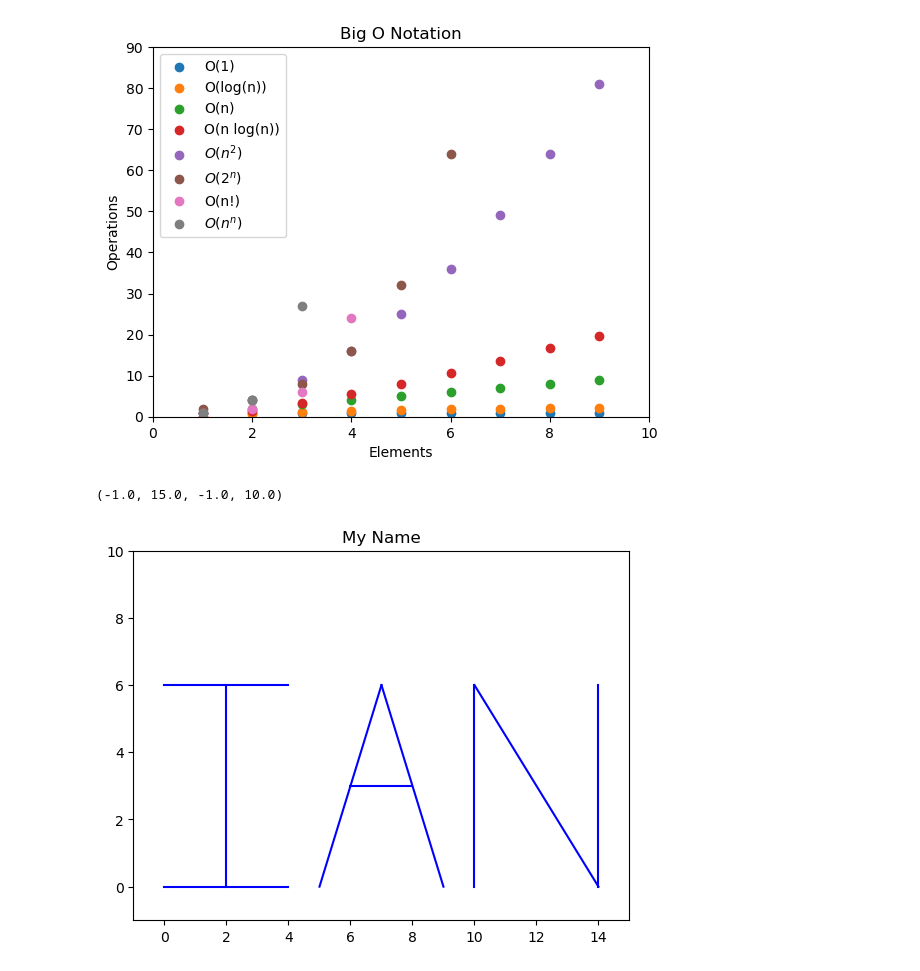
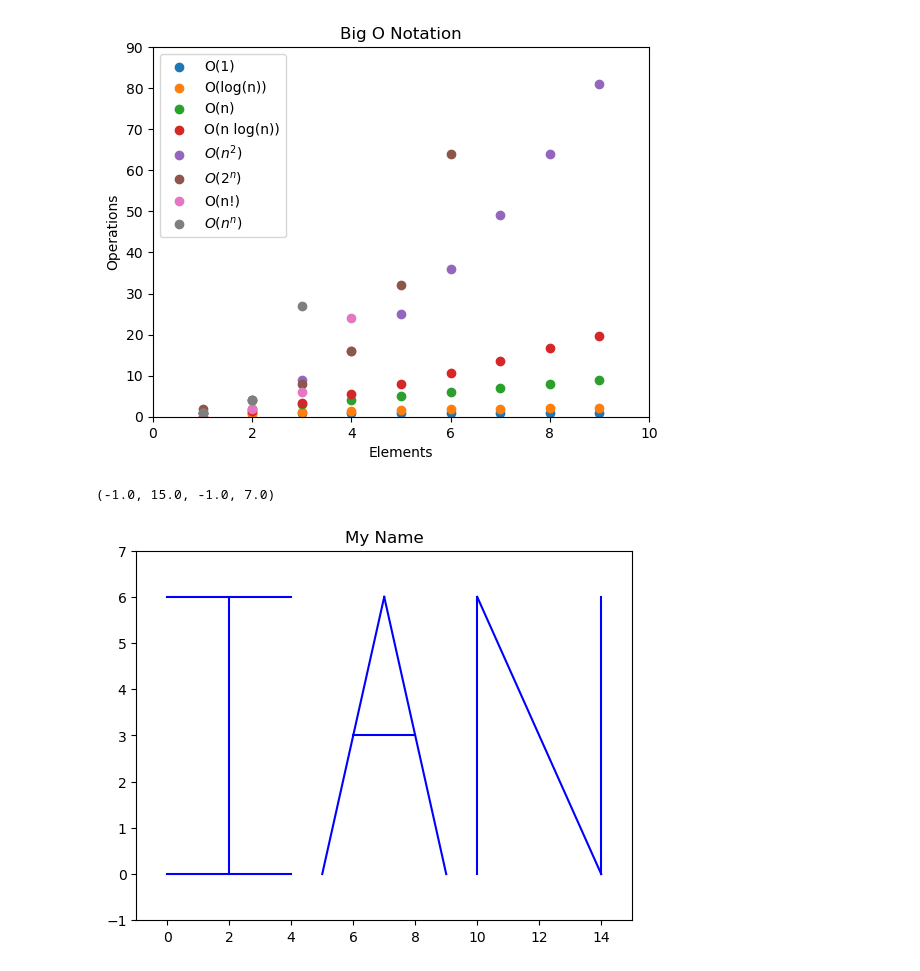
Before and after one commit to ihcrane/data-science-libraries, a Jupyter notebook: big_o_notation.ipynb, the cells around one changed output. Cells and saved outputs as stored; diff of their text form; code cells hidden in the pictures.

```diff
--- a/big_o_notation.ipynb
+++ b/big_o_notation.ipynb
@@ -59,33 +59,33 @@ x2 = [n*0+2 for n in range(0,7)]
 x3 = range(0,5)
 x4 = range(5,8)
 x5 = range(7,10)
 x6 = range(6,9)
 x7 = [n*0+10 for n in range(0,7)]
 x8 = range(10,15)
 x9 = [n*0+14 for n in range(0,7)]
 
 y1 = [n*0 for n in range(0,5)]
 y2 = [n for n in range(0,7)]
 y3 = [n*0+6 for n in range(0,5)]
 y4 = [n*3 for n in range(0,3)]
 y5 = [-3*n+27 for n in range(7,10)]
 y6 = [0*n+3 for n in range(6,9)]
 y7 = [n for n in range(0,7)]
 y8 = [(-3*n/2)+21 for n in range(10,15)]
 y9 = [n for n in range(0,7)]
 
 plt.plot(x1,y1, c='blue')
 plt.plot(x2,y2, c='blue')
 plt.plot(x3,y3, c='blue')
 plt.plot(x4,y4, c='blue')
 plt.plot(x5,y5, c='blue')
 plt.plot(x6,y6, c='blue')
 plt.plot(x7,y7, c='blue')
 plt.plot(x8,y8, c='blue')
 plt.plot(x9,y9, c='blue')
 
 plt.title('My Name')
-plt.axis([-1,15,-1,10])
+plt.axis([-1,15,-1,7])
 # %% [output]
-(-1.0, 15.0, -1.0, 10.0)
+(-1.0, 15.0, -1.0, 7.0)
-[figure, old version]
+[figure, new version]
```
Also changed, not shown: 2 other files.
